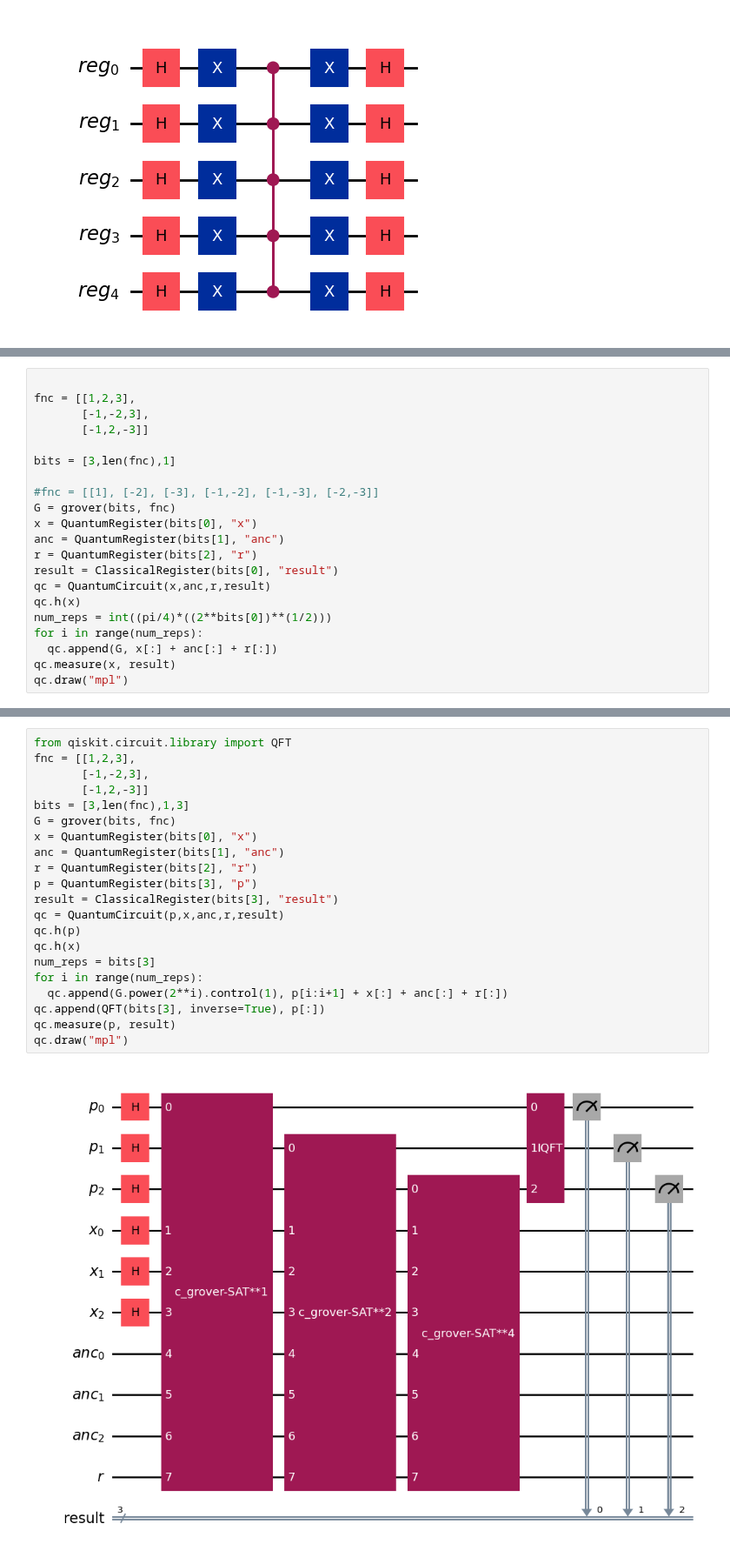
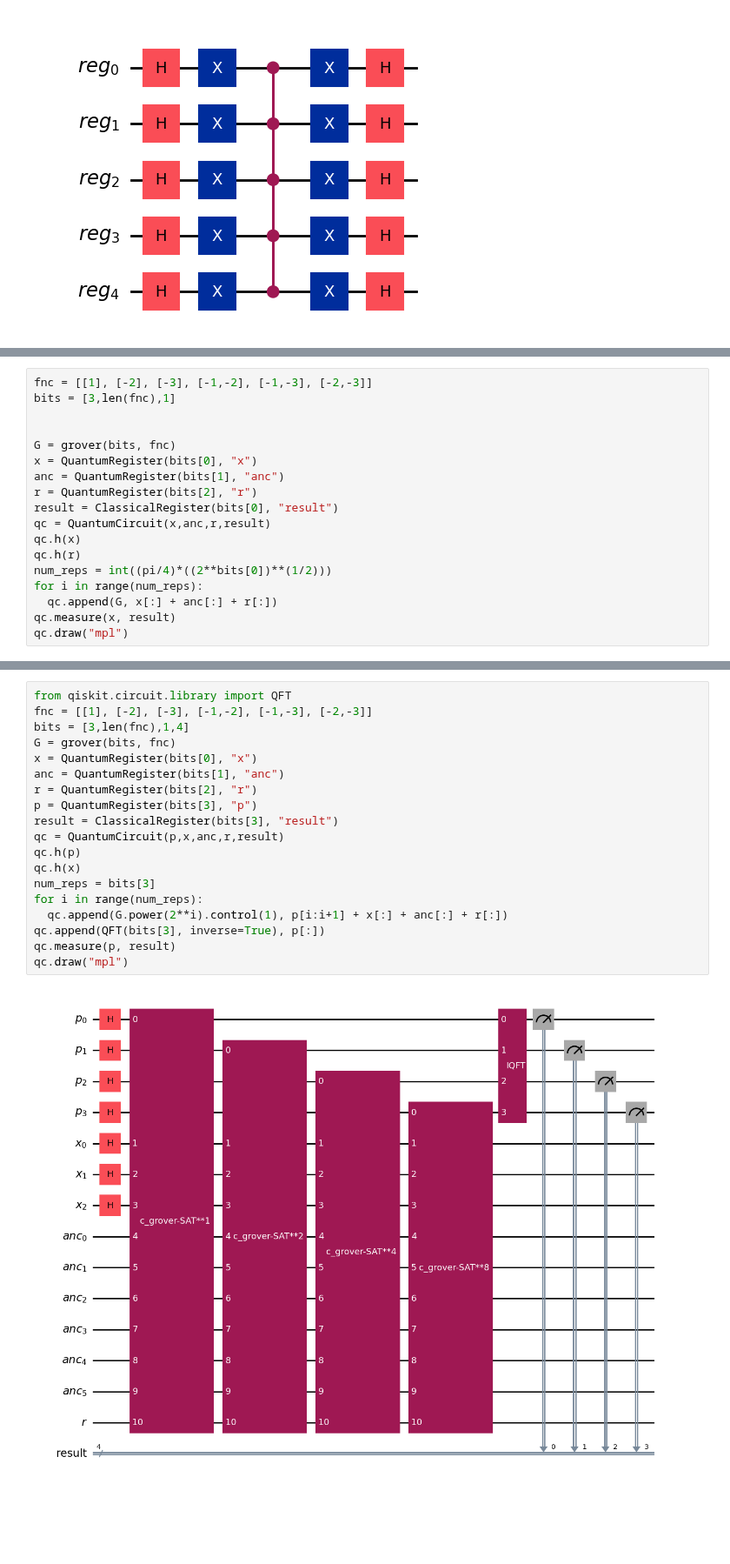
Before and after one commit to Flirm/quantum-circuits-implementation, a Jupyter notebook: implementations/grover_algorithm/notebooks/grover.ipynb, the cells around one changed output, grey strips where cells are left out. Shown at 87% size. Drawn from its saved outputs; the diff is of its cells as text; blank space fills up the shorter version.

```diff
--- a/implementations/grover_algorithm/notebooks/grover.ipynb
+++ b/implementations/grover_algorithm/notebooks/grover.ipynb
@@ -100,14 +100,10 @@ grover([5,3,1], [[1, 2, 3], [2, -4, -5], [3, 4, 5]]).draw("mpl")
 # %% [output]
 [figure]
 # %%
-
-fnc = [[1,2,3],
-       [-1,-2,3],
-       [-1,2,-3]]
-
+fnc = [[1], [-2], [-3], [-1,-2], [-1,-3], [-2,-3]]
 bits = [3,len(fnc),1]
 
-#fnc = [[1], [-2], [-3], [-1,-2], [-1,-3], [-2,-3]]
+
 G = grover(bits, fnc)
 x = QuantumRegister(bits[0], "x")
 anc = QuantumRegister(bits[1], "anc")
@@ -115,6 +111,7 @@ r = QuantumRegister(bits[2], "r")
 result = ClassicalRegister(bits[0], "result")
 qc = QuantumCircuit(x,anc,r,result)
 qc.h(x)
+qc.h(r)
 num_reps = int((pi/4)*((2**bits[0])**(1/2)))
 for i in range(num_reps):
   qc.append(G, x[:] + anc[:] + r[:])
@@ -141,26 +138,24 @@ plot_histogram(counts)
 # %%
 from qiskit.circuit.library import QFT
-fnc = [[1,2,3],
-       [-1,-2,3],
-       [-1,2,-3]]
-bits = [3,len(fnc),1,3]
+fnc = [[1], [-2], [-3], [-1,-2], [-1,-3], [-2,-3]]
+bits = [3,len(fnc),1,4]
 G = grover(bits, fnc)
 x = QuantumRegister(bits[0], "x")
 anc = QuantumRegister(bits[1], "anc")
 r = QuantumRegister(bits[2], "r")
 p = QuantumRegister(bits[3], "p")
 result = ClassicalRegister(bits[3], "result")
 qc = QuantumCircuit(p,x,anc,r,result)
 qc.h(p)
 qc.h(x)
 num_reps = bits[3]
 for i in range(num_reps):
   qc.append(G.power(2**i).control(1), p[i:i+1] + x[:] + anc[:] + r[:])
 qc.append(QFT(bits[3], inverse=True), p[:])
 qc.measure(p, result)
 qc.draw("mpl")
 # %% [output]
-[figure, old version]
+[figure, new version]
 # %%
 from qiskit_aer import AerSimulator
 from qiskit import transpile
```
Also changed, not shown: parts of 4 cells of this notebook.
